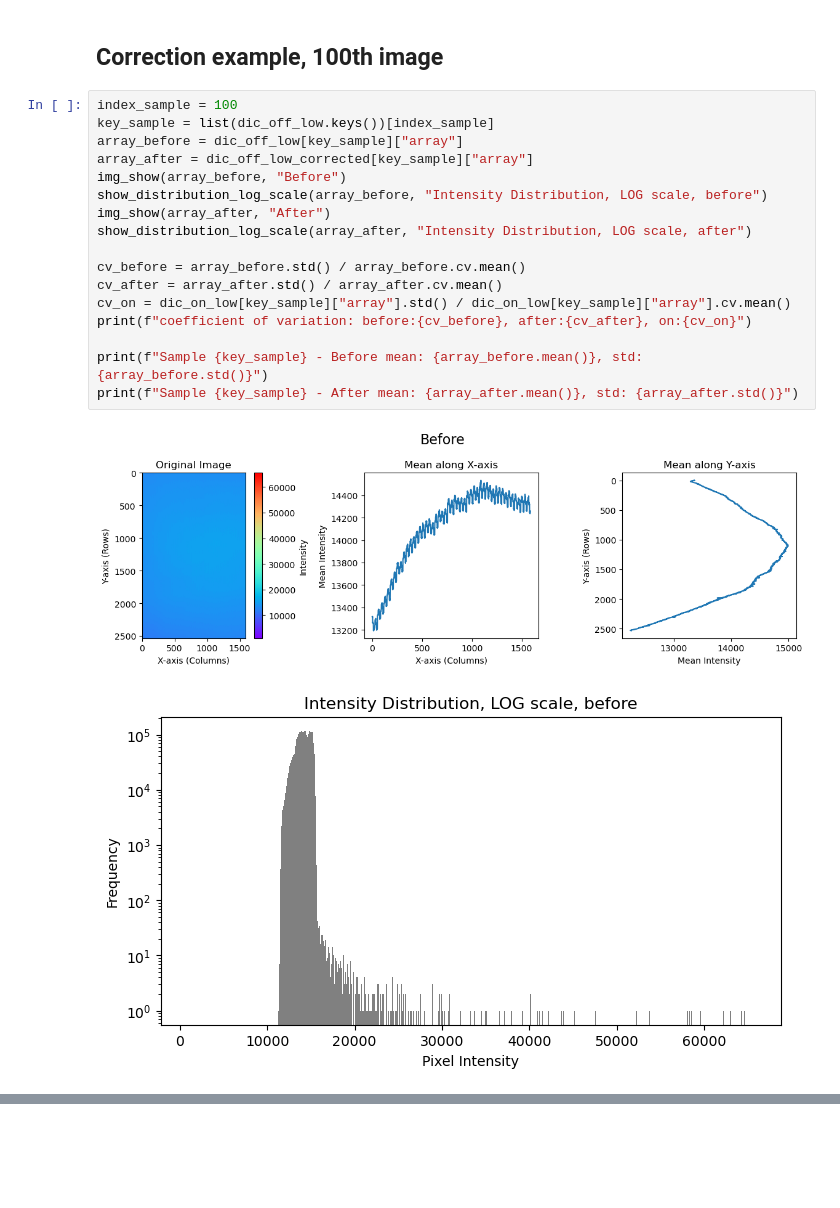
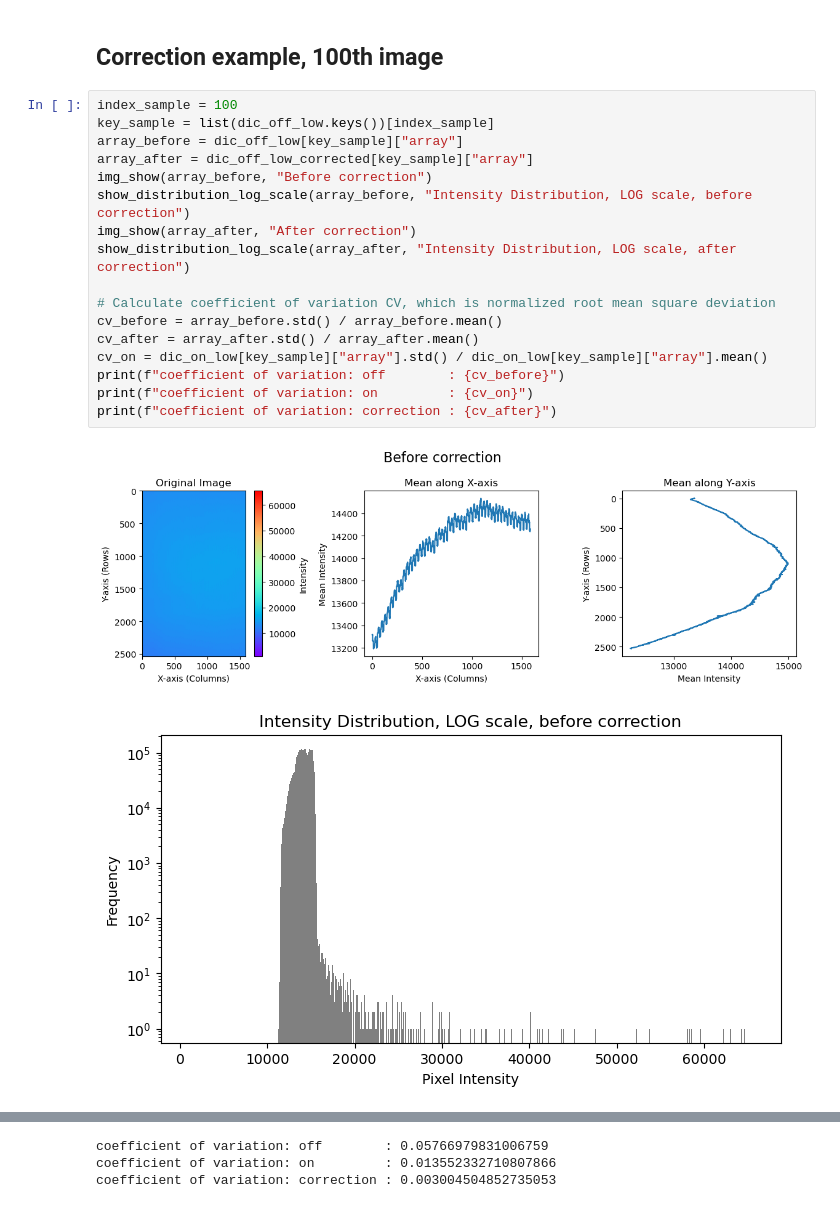
Before and after one commit to naltang/xless, a Jupyter notebook: stat.ipynb, the cells around one changed output, grey strips where cells are left out. Cells and saved outputs as stored; diff of their text form; blank space fills up the shorter version.

```diff
--- a/stat.ipynb
+++ b/stat.ipynb
@@ -404,20 +421,20 @@ Mean of standard deviations: 120.597117282694
 # %%
 index_sample = 100
 key_sample = list(dic_off_low.keys())[index_sample]
 array_before = dic_off_low[key_sample]["array"]
 array_after = dic_off_low_corrected[key_sample]["array"]
-img_show(array_before, "Before")
-show_distribution_log_scale(array_before, "Intensity Distribution, LOG scale, before")
-img_show(array_after, "After")
-show_distribution_log_scale(array_after, "Intensity Distribution, LOG scale, after")
+img_show(array_before, "Before correction")
+show_distribution_log_scale(array_before, "Intensity Distribution, LOG scale, before correction")
+img_show(array_after, "After correction")
+show_distribution_log_scale(array_after, "Intensity Distribution, LOG scale, after correction")
 
-cv_before = array_before.std() / array_before.cv.mean()
-cv_after = array_after.std() / array_after.cv.mean()
-cv_on = dic_on_low[key_sample]["array"].std() / dic_on_low[key_sample]["array"].cv.mean()
-print(f"coefficient of variation: before:{cv_before}, after:{cv_after}, on:{cv_on}")
-
-print(f"Sample {key_sample} - Before mean: {array_before.mean()}, std: {array_before.std()}")
-print(f"Sample {key_sample} - After mean: {array_after.mean()}, std: {array_after.std()}")
+# Calculate coefficient of variation CV, which is normalized root mean square deviation
+cv_before = array_before.std() / array_before.mean()
+cv_after = array_after.std() / array_after.mean()
+cv_on = dic_on_low[key_sample]["array"].std() / dic_on_low[key_sample]["array"].mean()
+print(f"coefficient of variation: off        : {cv_before}")
+print(f"coefficient of variation: on         : {cv_on}")
+print(f"coefficient of variation: correction : {cv_after}")
 # %% [output]
-[figure, old version]
+[figure, new version]
-[figure, old version]
+[figure, new version]
@@ -425,0 +443,3 @@ print(f"Sample {key_sample} - After mean: {array_after.mean()}, std: {array_afte
+coefficient of variation: off        : 0.05766979831006759
+coefficient of variation: on         : 0.013552332710807866
+coefficient of variation: correction : 0.003004504852735053
```
Also changed, not shown: parts of 4 cells of this notebook.
